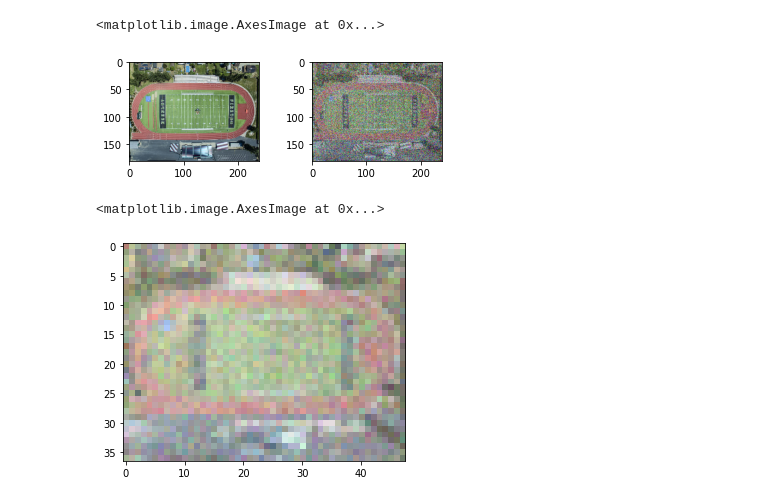
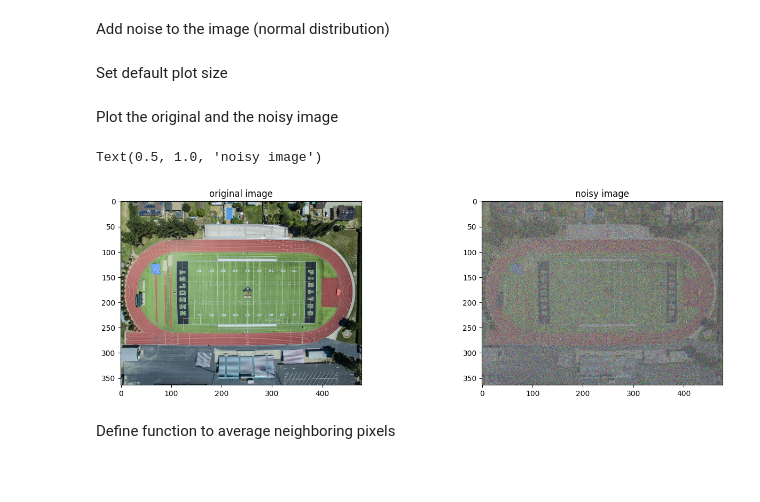
Before and after one commit to rg-smith/remote_sensing_course, a Jupyter notebook: SNR.ipynb, the cells around one changed output. Saved outputs shown, nothing was run; the diff lists cells and outputs as text; code cells hidden in the pictures; blank space fills up the shorter version.

```diff
--- a/SNR.ipynb
+++ b/SNR.ipynb
@@ -8,0 +10,2 @@ from scipy import ndimage
+# %%
+field=img.imread('football_field.jpg',format='JPG')
@@ -9,3 +14,35 @@ from scipy import ndimage
+# %%
+def add_noise(raster,standard_deviation):
+  noise=np.random.normal(0,standard_deviation,raster.shape)
+  shift=np.max(raster)/2
+  raster=raster-shift # shift the raster so it's centered at 0
+  raster=raster+noise # add noise to the raster
+  raster=raster+shift # shift the raster back to original
+  raster=raster-np.min(raster);raster=raster/np.max(raster) # scale raster from 0 to 1
+  return(raster)
+# %% [markdown]
+Add noise to the image (normal distribution)
+# %%
+field=field[1::2,1::2,:]
+field_noisy=add_noise(field,100)
+# %% [markdown]
+Set default plot size
+# %%
+plt.rcParams['figure.figsize'] = [16, 10]
+plt.rcParams['figure.dpi'] = 100
+# %% [markdown]
+Plot the original and the noisy image
+# %%
+plt.figure();
+plt.subplot(2,2,1)
+plt.imshow(field);plt.title('original image')
+plt.subplot(2,2,2);
+plt.imshow(field_noisy);plt.title('noisy image')
+# %% [output]
+Text(0.5, 1.0, 'noisy image')
+[figure, added]
+# %% [markdown]
+Define function to average neighboring pixels
 # %%
 def multilook(raster,looks):
     for kk in range(raster.shape[2]):
@@ -13,24 +51,3 @@ def multilook(raster,looks):
         raster[:,:,kk]=raster[:,:,kk]/np.nanmax(raster[:,:,kk])
     #raster=raster[0::looks,0::looks,:]
     return(raster)
-# %%
-field=img.imread('football_field.jpg')
-field=field[1::4,1::4,:]
-noise=np.random.uniform(low=0,high=300,size=field.shape)
-field_noisy=field+noise
-field_noisy=field_noisy/np.max(field_noisy)
-plt.figure();
-plt.subplot(2,2,1)
-plt.imshow(field);
-plt.subplot(2,2,2);
-plt.imshow(field_noisy)
-# %% [output]
-<matplotlib.image.AxesImage at 0x...>
-[figure, removed]
-# %%
-field_multilook=multilook(field_noisy,5)
-plt.figure()
-plt.imshow(field_multilook)
-# %% [output]
-<matplotlib.image.AxesImage at 0x...>
-[figure, removed]
```
Also changed, not shown: parts of 6 cells of this notebook.
